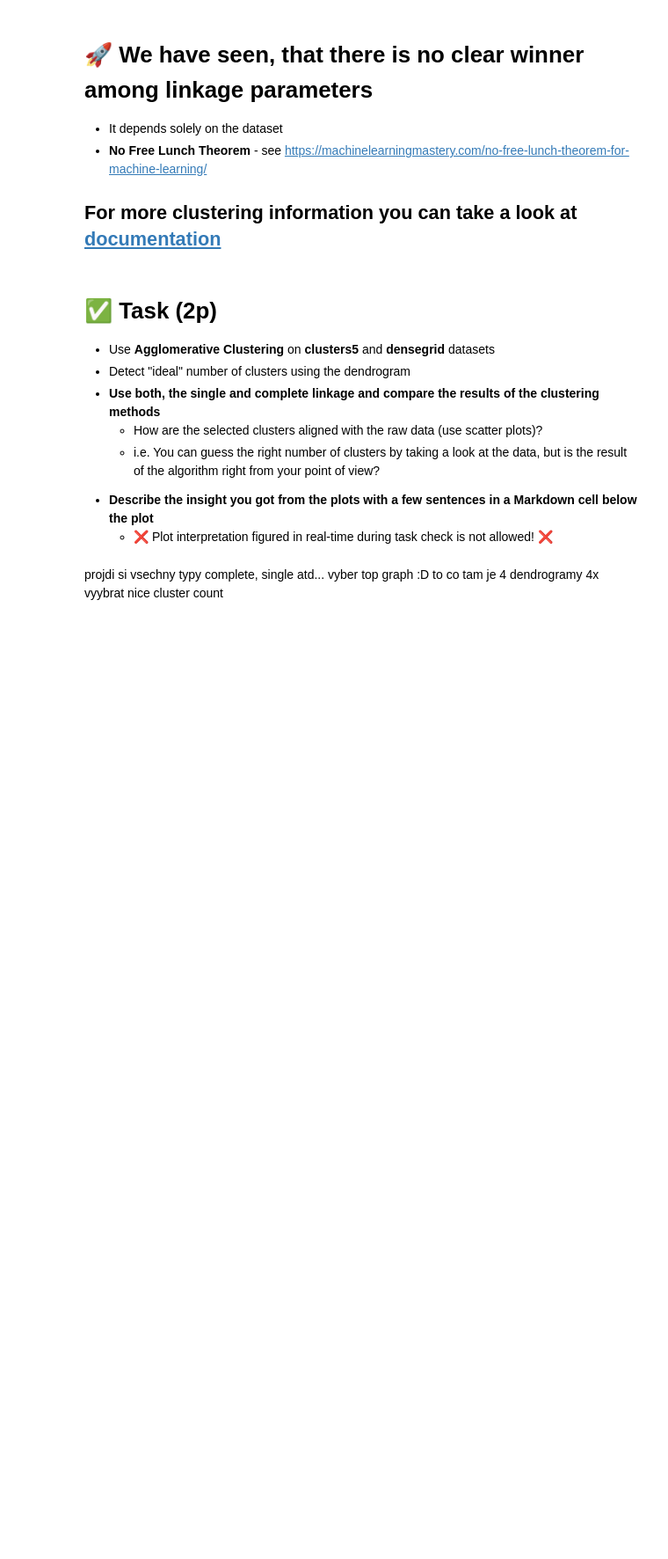
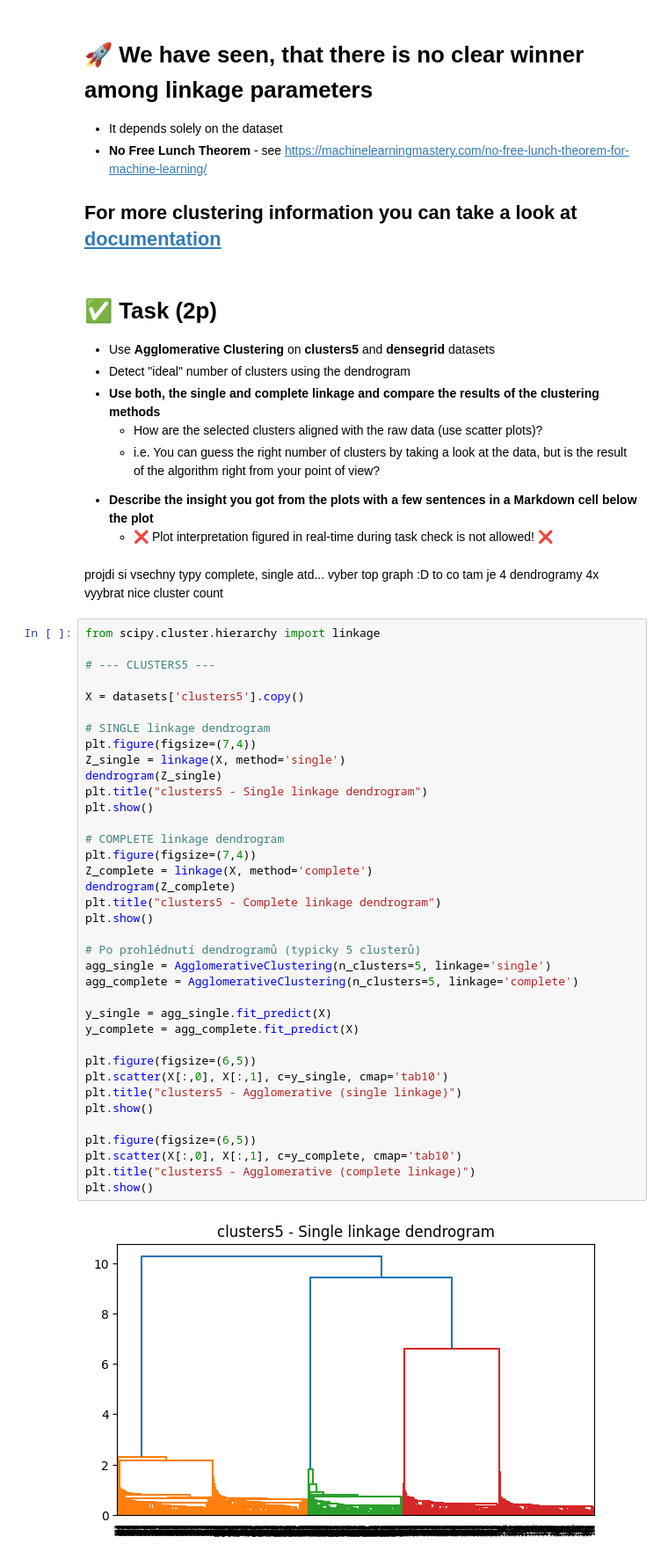
Before and after one commit to DastanJin/ZSU, a Jupyter notebook: fml_05.ipynb, the cells around one changed output. Shown at 88% size. Saved outputs shown, nothing was run; the diff lists cells and outputs as text; blank space fills up the shorter version.

```diff
--- a/fml_05.ipynb
+++ b/fml_05.ipynb
@@ -303,3 +305,42 @@ plt.scatter(data[:,0], data[:,1], c=clustering.labels_)
   * ❌ Plot interpretation figured in real-time during task check is not allowed! ❌
 # %% [markdown]
 projdi si vsechny typy complete, single atd... vyber top graph :D to co tam je 4 dendrogramy 4x vyybrat nice cluster count
+# %%
+from scipy.cluster.hierarchy import linkage
+
+# --- CLUSTERS5 ---
+
+X = datasets['clusters5'].copy()
+
+# SINGLE linkage dendrogram
+plt.figure(figsize=(7,4))
+Z_single = linkage(X, method='single')
+dendrogram(Z_single)
+plt.title("clusters5 - Single linkage dendrogram")
+plt.show()
+
+# COMPLETE linkage dendrogram
+plt.figure(figsize=(7,4))
+Z_complete = linkage(X, method='complete')
+dendrogram(Z_complete)
+plt.title("clusters5 - Complete linkage dendrogram")
+plt.show()
+
+# Po prohlédnutí dendrogramů (typicky 5 clusterů)
+agg_single = AgglomerativeClustering(n_clusters=5, linkage='single')
+agg_complete = AgglomerativeClustering(n_clusters=5, linkage='complete')
+
+y_single = agg_single.fit_predict(X)
+y_complete = agg_complete.fit_predict(X)
+
+plt.figure(figsize=(6,5))
+plt.scatter(X[:,0], X[:,1], c=y_single, cmap='tab10')
+plt.title("clusters5 - Agglomerative (single linkage)")
+plt.show()
+
+plt.figure(figsize=(6,5))
+plt.scatter(X[:,0], X[:,1], c=y_complete, cmap='tab10')
+plt.title("clusters5 - Agglomerative (complete linkage)")
+plt.show()
+# %% [output]
+[figure, added]
```
Also changed, not shown: parts of 7 cells of this notebook.
